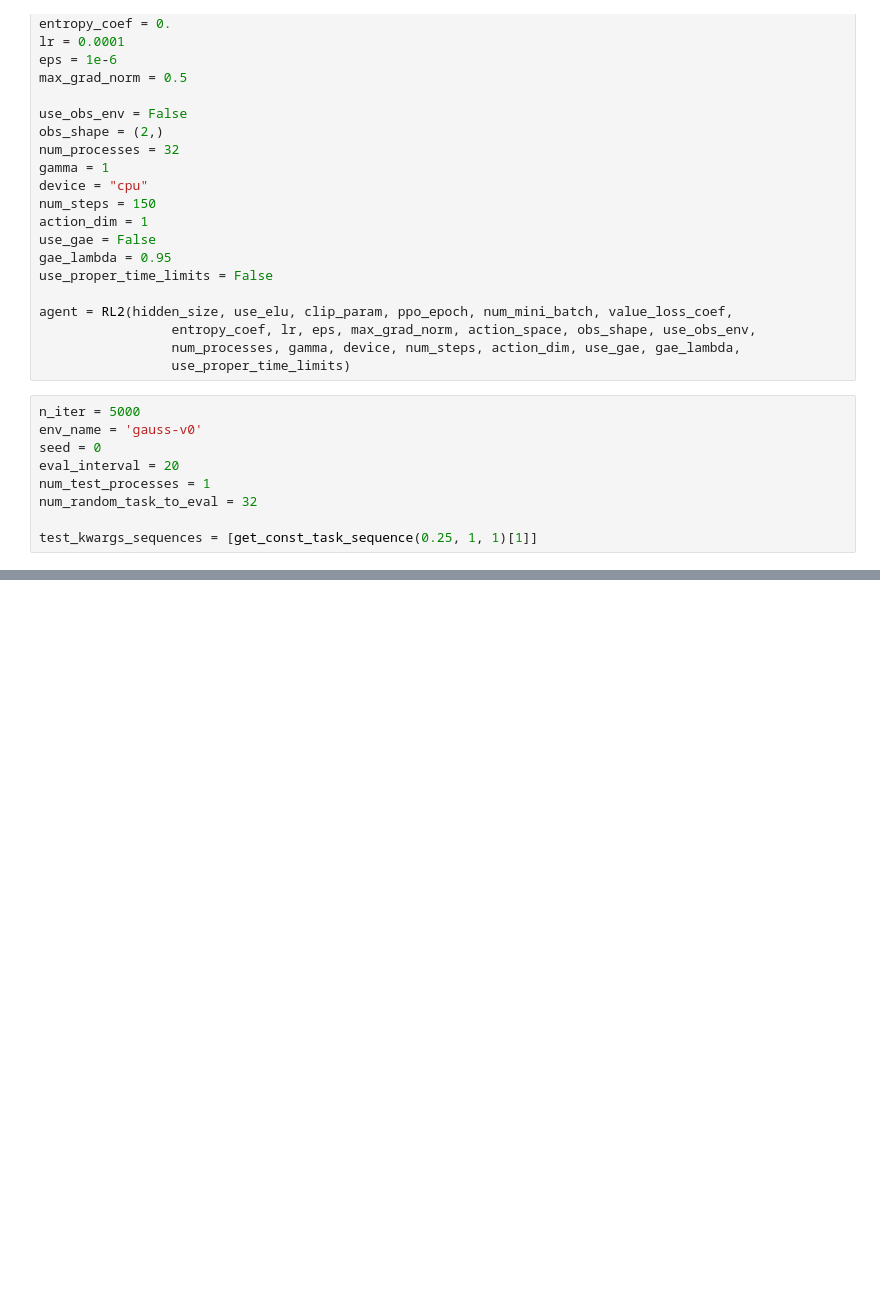
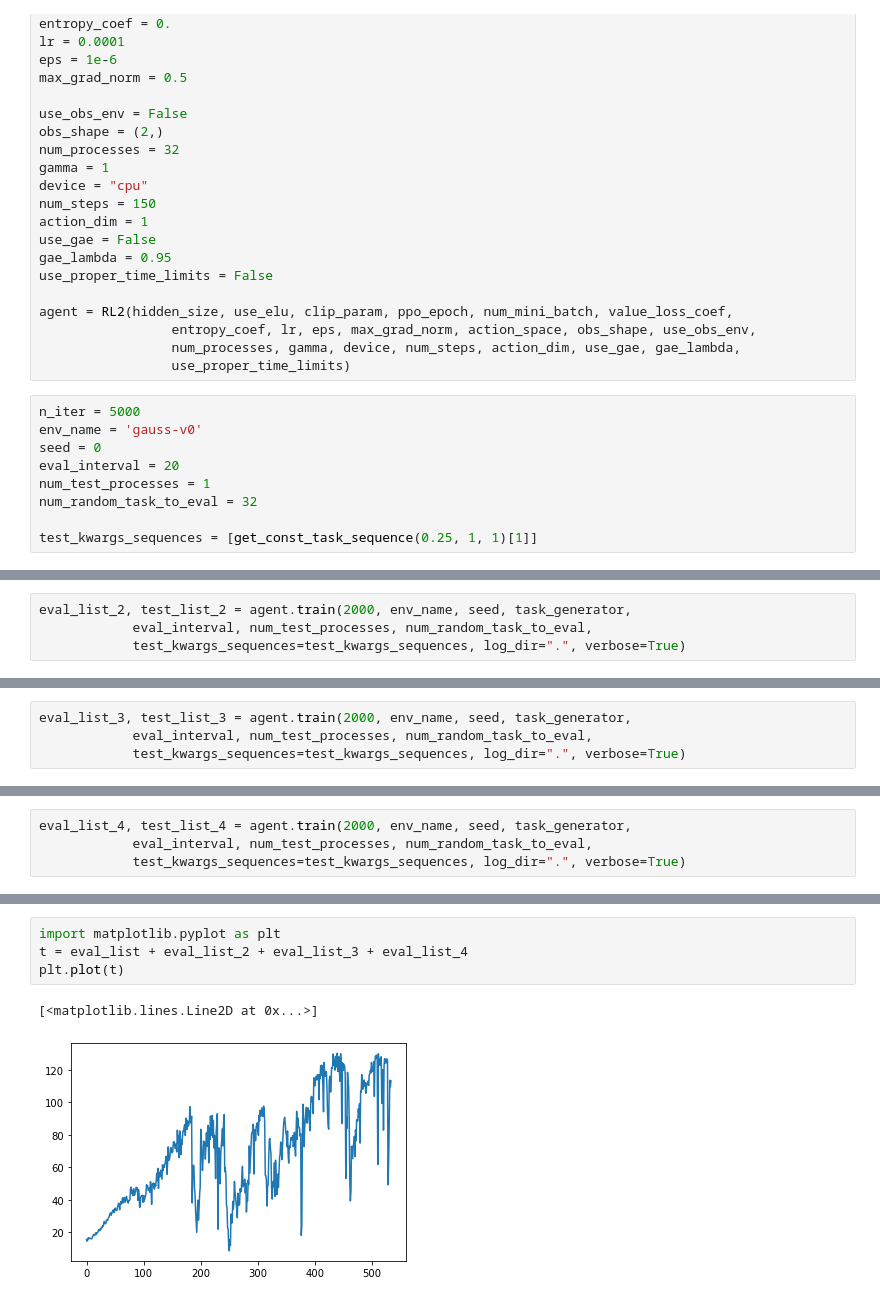
Before and after one commit to riccardopoiani/trio-non-stationary-meta-rl, a Jupyter notebook: notebooks/rl2_test.ipynb, the cells around one changed output, grey strips where cells are left out. Cells and saved outputs as stored; diff of their text form; blank space fills up the shorter version.

```diff
--- a/notebooks/rl2_test.ipynb
+++ b/notebooks/rl2_test.ipynb
@@ -212,0 +213,4 @@ Evaluation using 32 tasks. Mean reward: 84.9297163125
+# %%
+eval_list_2, test_list_2 = agent.train(2000, env_name, seed, task_generator,
+            eval_interval, num_test_processes, num_random_task_to_eval,
+            test_kwargs_sequences=test_kwargs_sequences, log_dir=".", verbose=True)
@@ -212,0 +235,4 @@ Evaluation using 32 tasks. Mean reward: 84.9297163125
+# %%
+eval_list_3, test_list_3 = agent.train(2000, env_name, seed, task_generator,
+            eval_interval, num_test_processes, num_random_task_to_eval,
+            test_kwargs_sequences=test_kwargs_sequences, log_dir=".", verbose=True)
@@ -212,0 +337,4 @@ Evaluation using 32 tasks. Mean reward: 84.9297163125
+# %%
+eval_list_4, test_list_4 = agent.train(2000, env_name, seed, task_generator,
+            eval_interval, num_test_processes, num_random_task_to_eval,
+            test_kwargs_sequences=test_kwargs_sequences, log_dir=".", verbose=True)
@@ -212,0 +359,7 @@ Evaluation using 32 tasks. Mean reward: 84.9297163125
+# %%
+import matplotlib.pyplot as plt
+t = eval_list + eval_list_2 + eval_list_3 + eval_list_4
+plt.plot(t)
+# %% [output]
+[<matplotlib.lines.Line2D at 0x...>]
+[figure, added]
```
Also changed, not shown: parts of 9 cells of this notebook, 41 other files.
